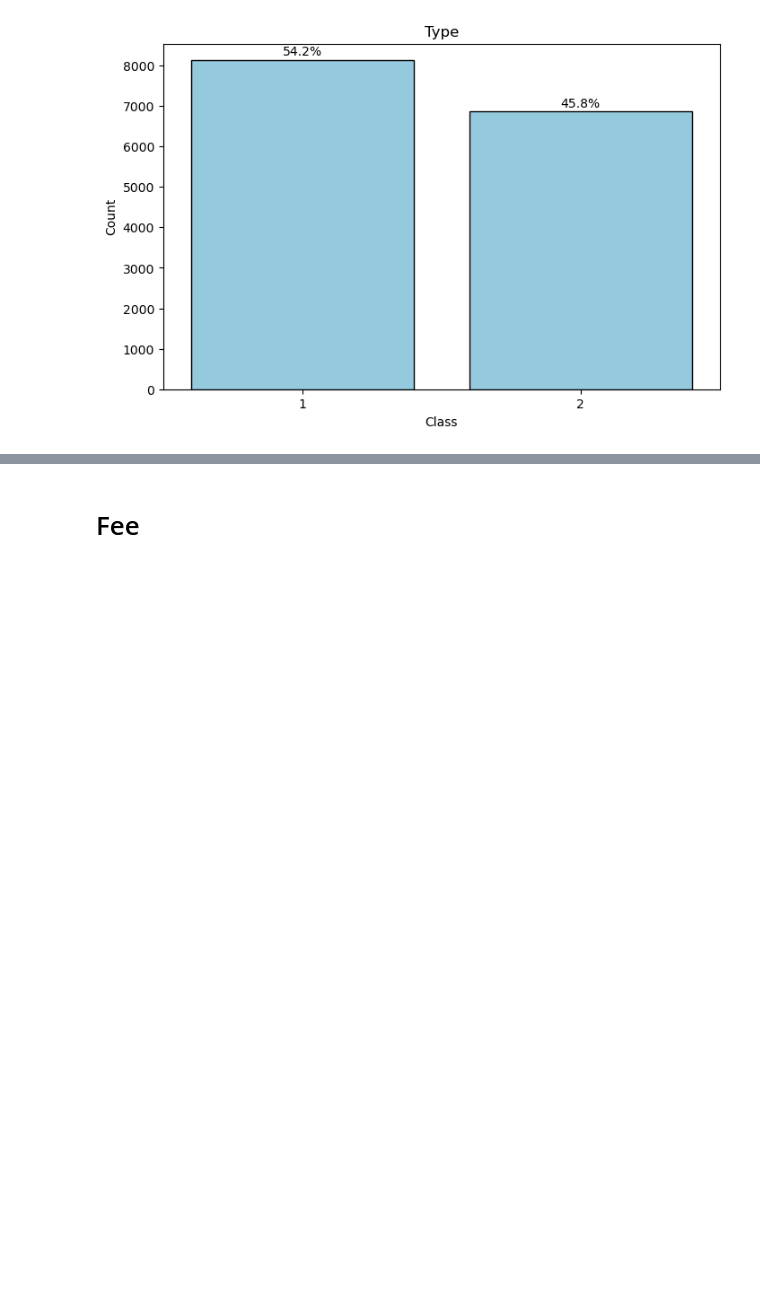
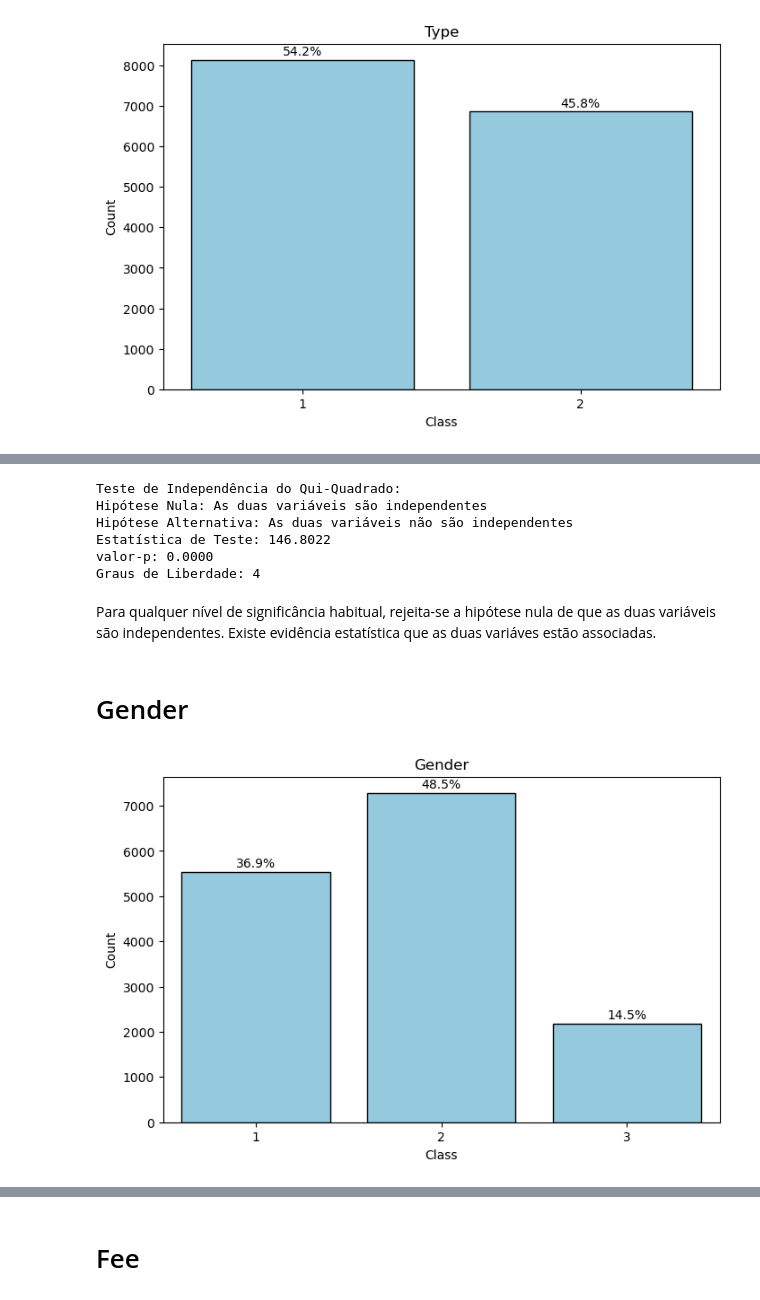
Before and after one commit to BolachinhaAmericana/MSc-MachineLearning, a Jupyter notebook: AA_202425_Project_ASM_V2.ipynb, the cells around one changed output, grey strips where cells are left out. Cells and saved outputs as stored; diff of their text form; code cells hidden in the pictures; blank space fills up the shorter version.

```diff
--- a/AA_202425_Project_ASM_V2.ipynb
+++ b/AA_202425_Project_ASM_V2.ipynb
@@ -301,0 +481,17 @@ mybarplot(data = df['Type'], title = "Type", xlab = "Class", ylab = "Count")
+# %%
+mychi2(var1 = df["PureBreed"], var2 = df["AdoptionSpeed"])
+# %% [output]
+Teste de Independência do Qui-Quadrado:
+Hipótese Nula: As duas variáveis são independentes
+Hipótese Alternativa: As duas variáveis não são independentes
+Estatística de Teste: 146.8022
+valor-p: 0.0000
+Graus de Liberdade: 4
+# %% [markdown]
+Para qualquer nível de significância habitual, rejeita-se a hipótese nula de que as duas variáveis são independentes. Existe evidência estatística que as duas variáves estão associadas.
+# %% [markdown]
+# Gender
+# %%
+mybarplot(data = df['Gender'], title = "Gender", xlab = "Class", ylab = "Count")
+# %% [output]
+[figure, added]
```
Also changed, not shown: parts of 89 cells of this notebook.
